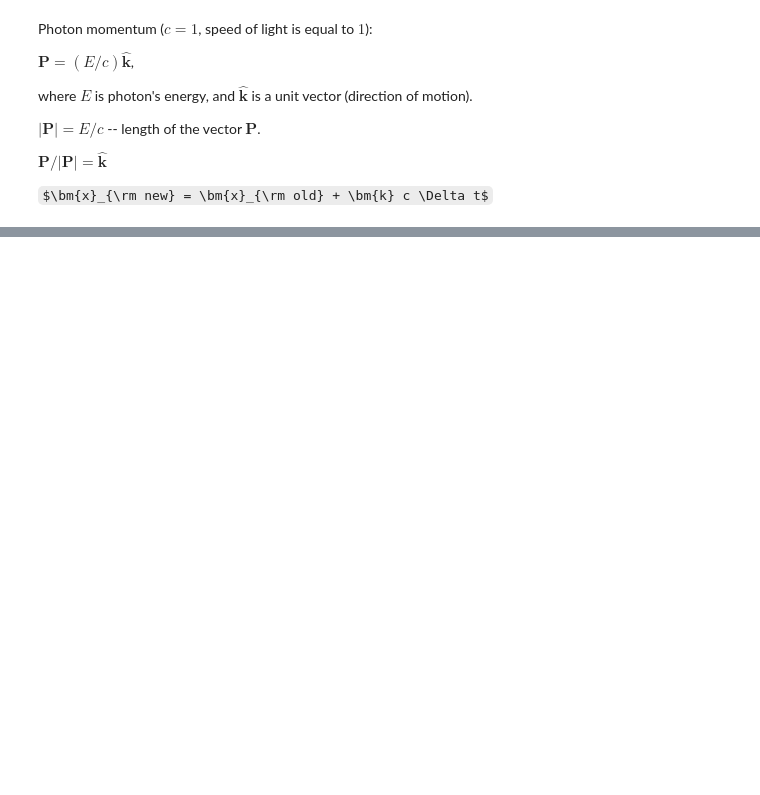
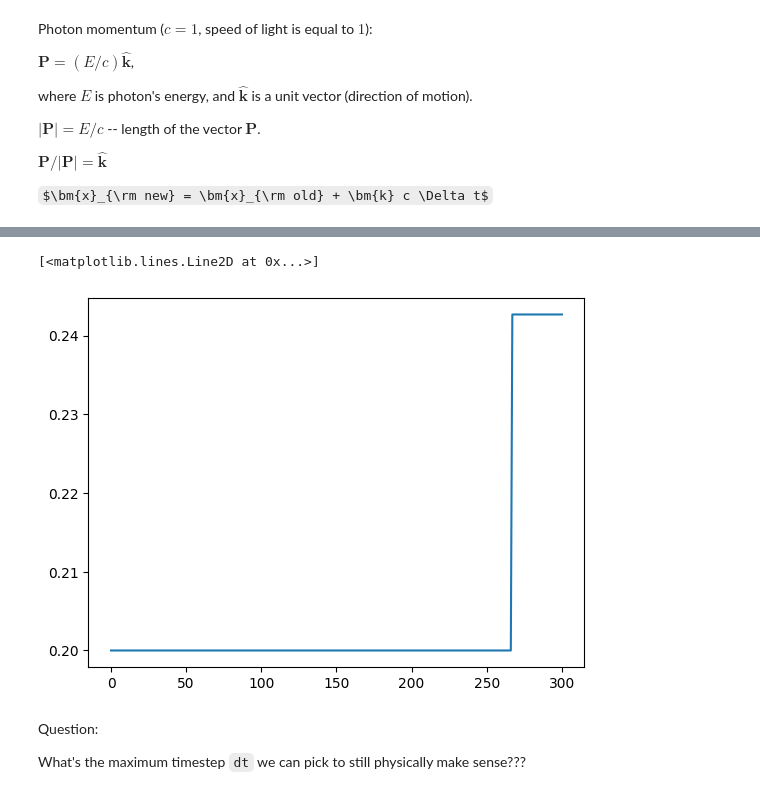
Before and after one commit to windycindyvibes/Compton-Project, a Jupyter notebook: compton.ipynb, the cells around one changed output, grey strips where cells are left out. Saved outputs shown, nothing was run; the diff lists cells and outputs as text; code cells hidden in the pictures; some formulas as TeX source; blank space fills up the shorter version.

```diff
--- a/compton.ipynb
+++ b/compton.ipynb
@@ -123,0 +140,9 @@ ax.scatter(photon_pos[:, 0][::interval], photon_pos[:, 1][::interval], color="cy
+# %%
+plt.plot(photon_mom[:, 0])
+# %% [output]
+[<matplotlib.lines.Line2D at 0x...>]
+[figure, added]
+# %% [markdown]
+Question:
+
+What's the maximum timestep `dt` we can pick to still physically make sense???
```
Also changed, not shown: parts of 6 cells of this notebook, 2 other files.
